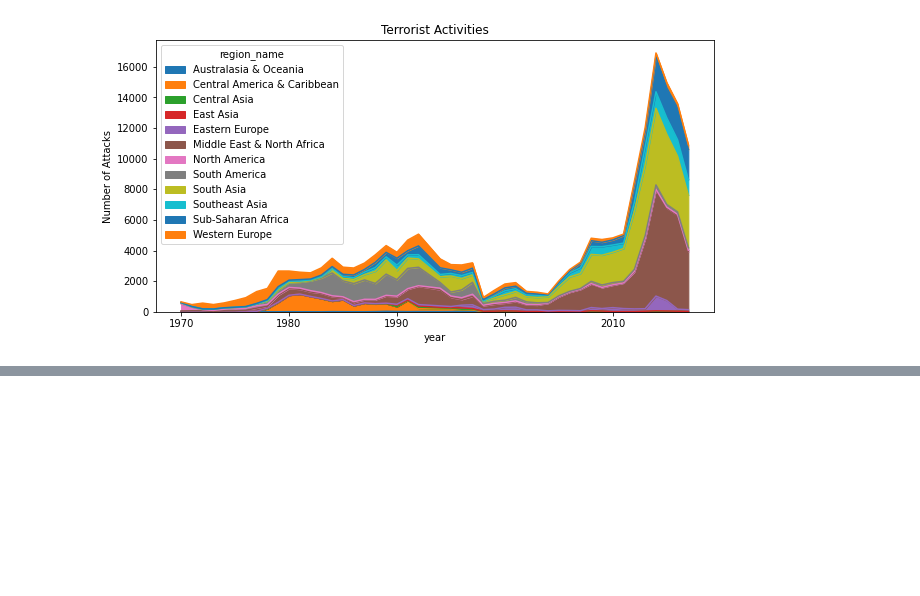
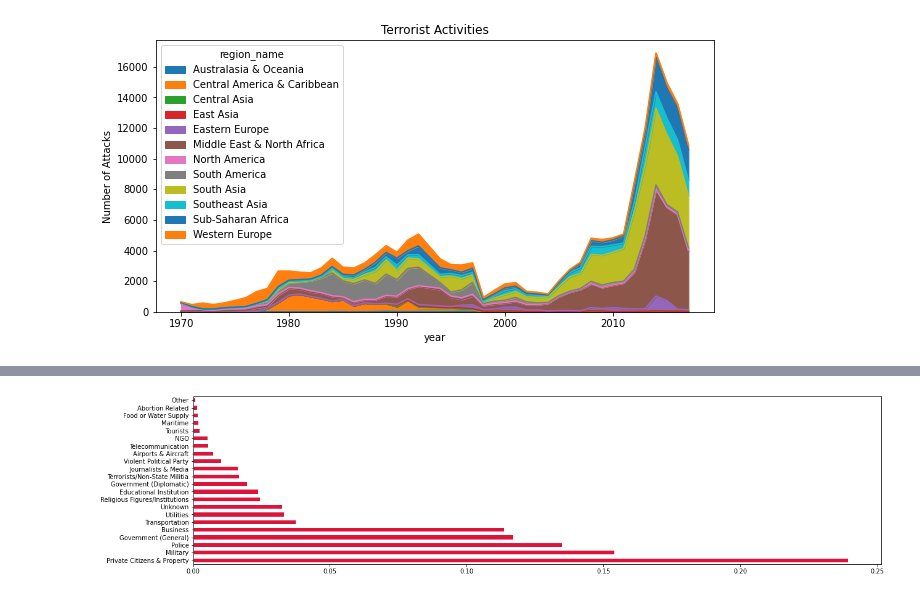
Before and after one commit to PratibhaSanganmath/EDA-Global_terrorism_analysis, a Jupyter notebook: EDA_Global_terrorism.ipynb, the cells around one changed output, grey strips where cells are left out. Drawn from its saved outputs; the diff is of its cells as text; code cells hidden in the pictures; blank space fills up the shorter version.

```diff
--- a/EDA_Global_terrorism.ipynb
+++ b/EDA_Global_terrorism.ipynb
@@ -287,0 +430,5 @@ plt.show()
+# %%
+df.target_type.value_counts(normalize=True).plot(kind='barh',color='crimson')
+plt.show()
+# %% [output]
+[figure, added]
```
Also changed, not shown: parts of 22 cells of this notebook.
